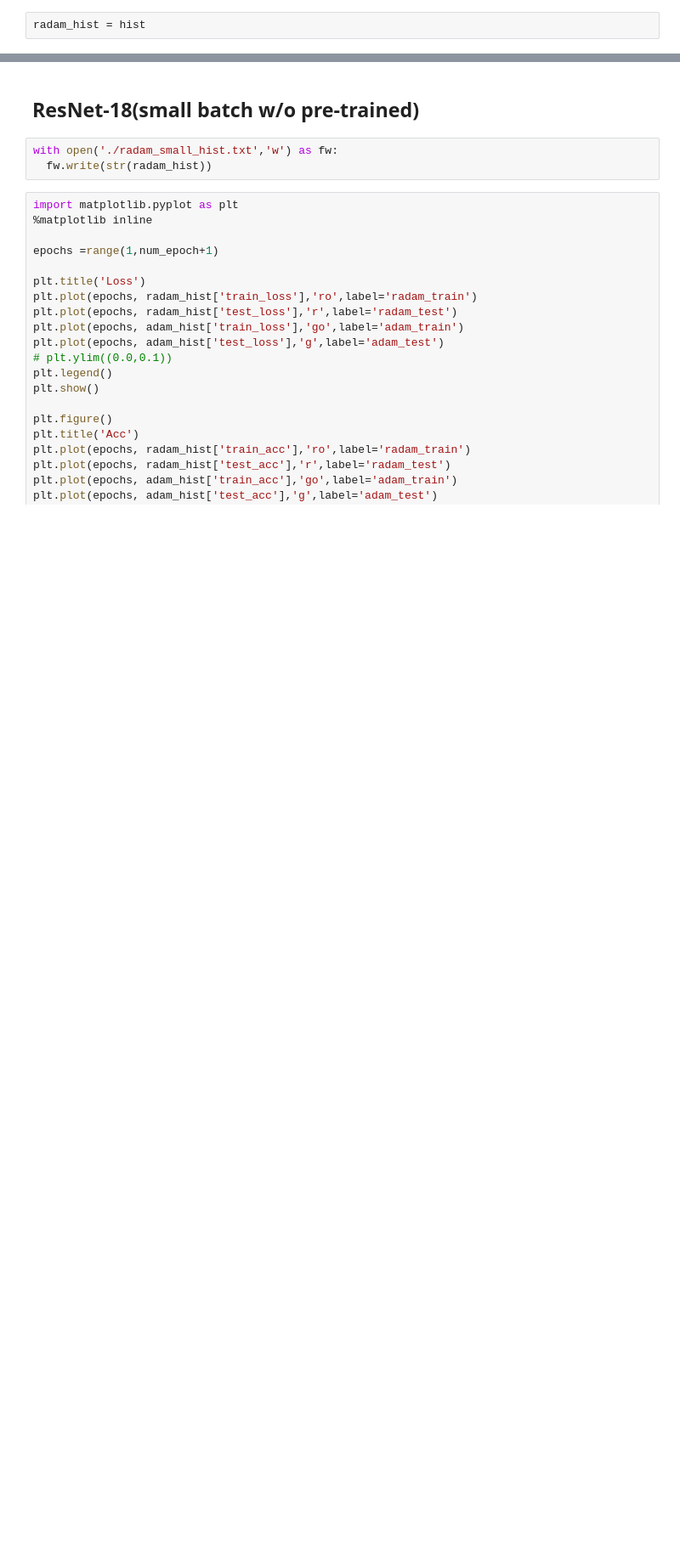
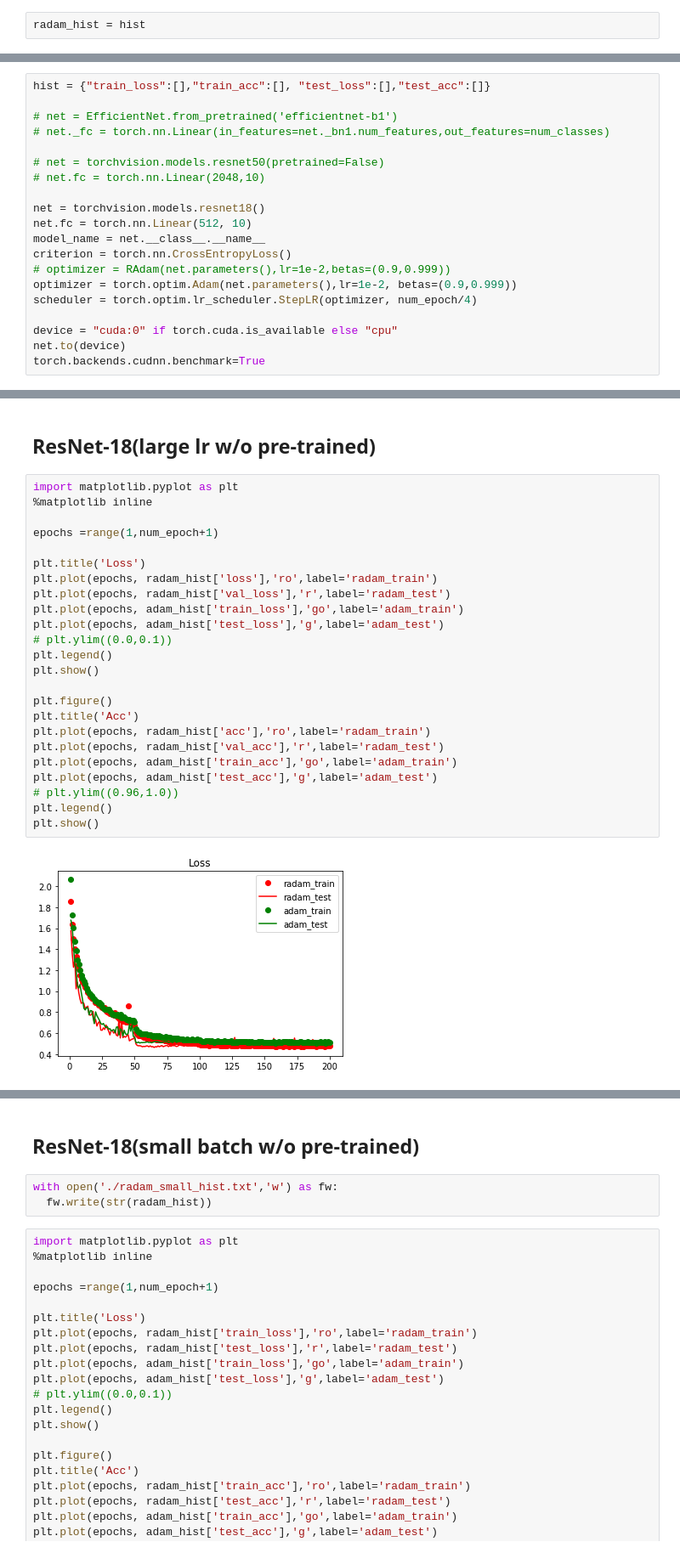
Before and after one commit to omiita/PyTorchProjects, a Jupyter notebook: Techniques/RAdam_cifar10.ipynb, the cells around one changed output, grey strips where cells are left out. Shown: that part at 85% size. Drawn from its saved outputs; the diff is of its cells as text; blank space fills up the shorter version.

Commit message:
[UPD] RAdam

```diff
--- a/Techniques/RAdam_cifar10.ipynb
+++ b/Techniques/RAdam_cifar10.ipynb
@@ -207,0 +196,20 @@ adam_hist = hist
+# %%
+hist = {"train_loss":[],"train_acc":[], "test_loss":[],"test_acc":[]}
+
+# net = EfficientNet.from_pretrained('efficientnet-b1')
+# net._fc = torch.nn.Linear(in_features=net._bn1.num_features,out_features=num_classes)
+
+# net = torchvision.models.resnet50(pretrained=False)
+# net.fc = torch.nn.Linear(2048,10)
+
+net = torchvision.models.resnet18()
+net.fc = torch.nn.Linear(512, 10)
+model_name = net.__class__.__name__
+criterion = torch.nn.CrossEntropyLoss()
+# optimizer = RAdam(net.parameters(),lr=1e-2,betas=(0.9,0.999))
+optimizer = torch.optim.Adam(net.parameters(),lr=1e-2, betas=(0.9,0.999))
+scheduler = torch.optim.lr_scheduler.StepLR(optimizer, num_epoch/4)
+
+device = "cuda:0" if torch.cuda.is_available else "cpu"
+net.to(device)
+torch.backends.cudnn.benchmark=True
@@ -207,0 +292,28 @@ adam_hist = hist
+# %% [markdown]
+## ResNet-18(large lr w/o pre-trained)
+# %%
+import matplotlib.pyplot as plt
+%matplotlib inline
+
+epochs =range(1,num_epoch+1)
+
+plt.title('Loss')
+plt.plot(epochs, radam_hist['loss'],'ro',label='radam_train')
+plt.plot(epochs, radam_hist['val_loss'],'r',label='radam_test')
+plt.plot(epochs, adam_hist['train_loss'],'go',label='adam_train')
+plt.plot(epochs, adam_hist['test_loss'],'g',label='adam_test')
+# plt.ylim((0.0,0.1))
+plt.legend()
+plt.show()
+
+plt.figure()
+plt.title('Acc')
+plt.plot(epochs, radam_hist['acc'],'ro',label='radam_train')
+plt.plot(epochs, radam_hist['val_acc'],'r',label='radam_test')
+plt.plot(epochs, adam_hist['train_acc'],'go',label='adam_train')
+plt.plot(epochs, adam_hist['test_acc'],'g',label='adam_test')
+# plt.ylim((0.96,1.0))
+plt.legend()
+plt.show()
+# %% [output]
+[figure, added]
```
Also changed, not shown: parts of 9 cells of this notebook.
